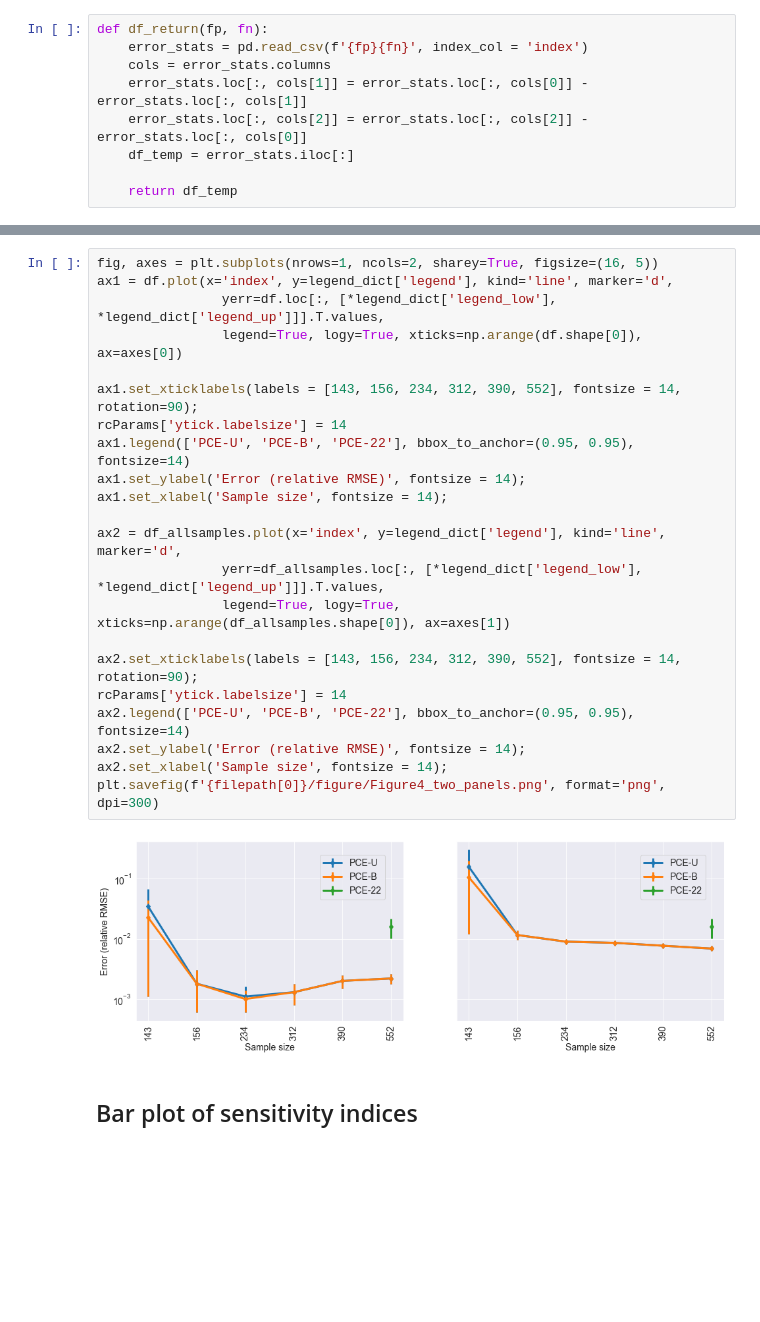
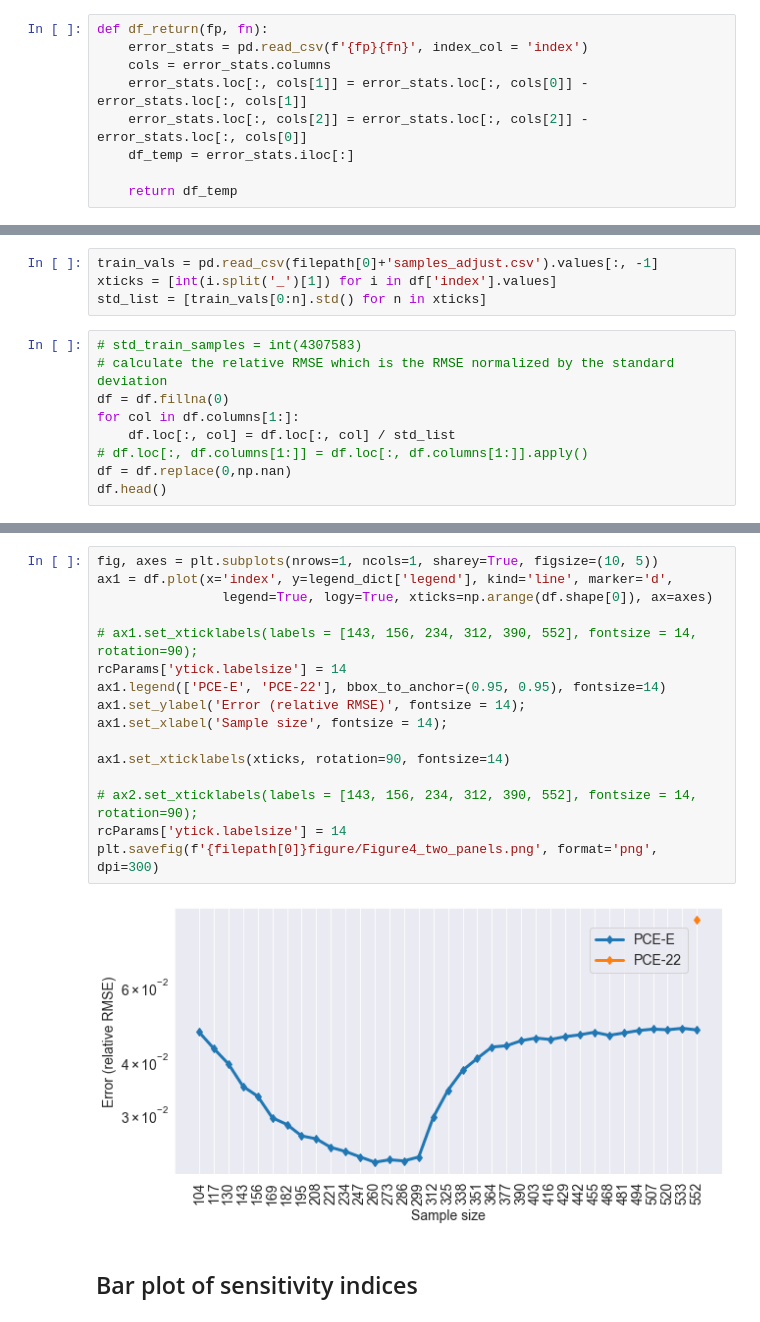
Before and after one commit to QianWanghhu/factor_fixing, a Jupyter notebook: qian_dev/visualization.ipynb, the cells around one changed output, grey strips where cells are left out. Drawn from its saved outputs; the diff is of its cells as text; blank space fills up the shorter version.

Commit message:
Adjust settings to check the results generated by correct basis.

```diff
--- a/qian_dev/visualization.ipynb
+++ b/qian_dev/visualization.ipynb
@@ -72 +64,14 @@ df_allsamples = df_allsamples.reset_index()
 # plt.savefig(f'{filepath}/figure/pce_compare.png', format='png', dpi=300)
+# %%
+train_vals = pd.read_csv(filepath[0]+'samples_adjust.csv').values[:, -1]
+xticks = [int(i.split('_')[1]) for i in df['index'].values]
+std_list = [train_vals[0:n].std() for n in xticks]
+# %%
+# std_train_samples = int(4307583)
+# calculate the relative RMSE which is the RMSE normalized by the standard deviation
+df = df.fillna(0)
+for col in df.columns[1:]:
+    df.loc[:, col] = df.loc[:, col] / std_list
+# df.loc[:, df.columns[1:]] = df.loc[:, df.columns[1:]].apply()
+df = df.replace(0,np.nan)
+df.head()
@@ -73,26 +85,20 @@ df_allsamples = df_allsamples.reset_index()
 # %%
-fig, axes = plt.subplots(nrows=1, ncols=2, sharey=True, figsize=(16, 5))
+fig, axes = plt.subplots(nrows=1, ncols=1, sharey=True, figsize=(10, 5))
 ax1 = df.plot(x='index', y=legend_dict['legend'], kind='line', marker='d',
-                yerr=df.loc[:, [*legend_dict['legend_low'], *legend_dict['legend_up']]].T.values,
-                legend=True, logy=True, xticks=np.arange(df.shape[0]), ax=axes[0])
+                legend=True, logy=True, xticks=np.arange(df.shape[0]), ax=axes)
 
-ax1.set_xticklabels(labels = [143, 156, 234, 312, 390, 552], fontsize = 14, rotation=90);
+# ax1.set_xticklabels(labels = [143, 156, 234, 312, 390, 552], fontsize = 14, rotation=90);
 rcParams['ytick.labelsize'] = 14
-ax1.legend(['PCE-U', 'PCE-B', 'PCE-22'], bbox_to_anchor=(0.95, 0.95), fontsize=14)
+ax1.legend(['PCE-E', 'PCE-22'], bbox_to_anchor=(0.95, 0.95), fontsize=14)
 ax1.set_ylabel('Error (relative RMSE)', fontsize = 14);
 ax1.set_xlabel('Sample size', fontsize = 14);
 
-ax2 = df_allsamples.plot(x='index', y=legend_dict['legend'], kind='line', marker='d',
-                yerr=df_allsamples.loc[:, [*legend_dict['legend_low'], *legend_dict['legend_up']]].T.values,
-                legend=True, logy=True, xticks=np.arange(df_allsamples.shape[0]), ax=axes[1])
+ax1.set_xticklabels(xticks, rotation=90, fontsize=14)
 
-ax2.set_xticklabels(labels = [143, 156, 234, 312, 390, 552], fontsize = 14, rotation=90);
+# ax2.set_xticklabels(labels = [143, 156, 234, 312, 390, 552], fontsize = 14, rotation=90);
 rcParams['ytick.labelsize'] = 14
-ax2.legend(['PCE-U', 'PCE-B', 'PCE-22'], bbox_to_anchor=(0.95, 0.95), fontsize=14)
-ax2.set_ylabel('Error (relative RMSE)', fontsize = 14);
-ax2.set_xlabel('Sample size', fontsize = 14);
-plt.savefig(f'{filepath[0]}/figure/Figure4_two_panels.png', format='png', dpi=300)
+plt.savefig(f'{filepath[0]}figure/Figure4_two_panels.png', format='png', dpi=300)
 # %% [output]
-[figure, old version]
+[figure, new version]
 # %% [markdown]
 ## Bar plot of sensitivity indices
```
Also changed, not shown: parts of 9 cells of this notebook.
